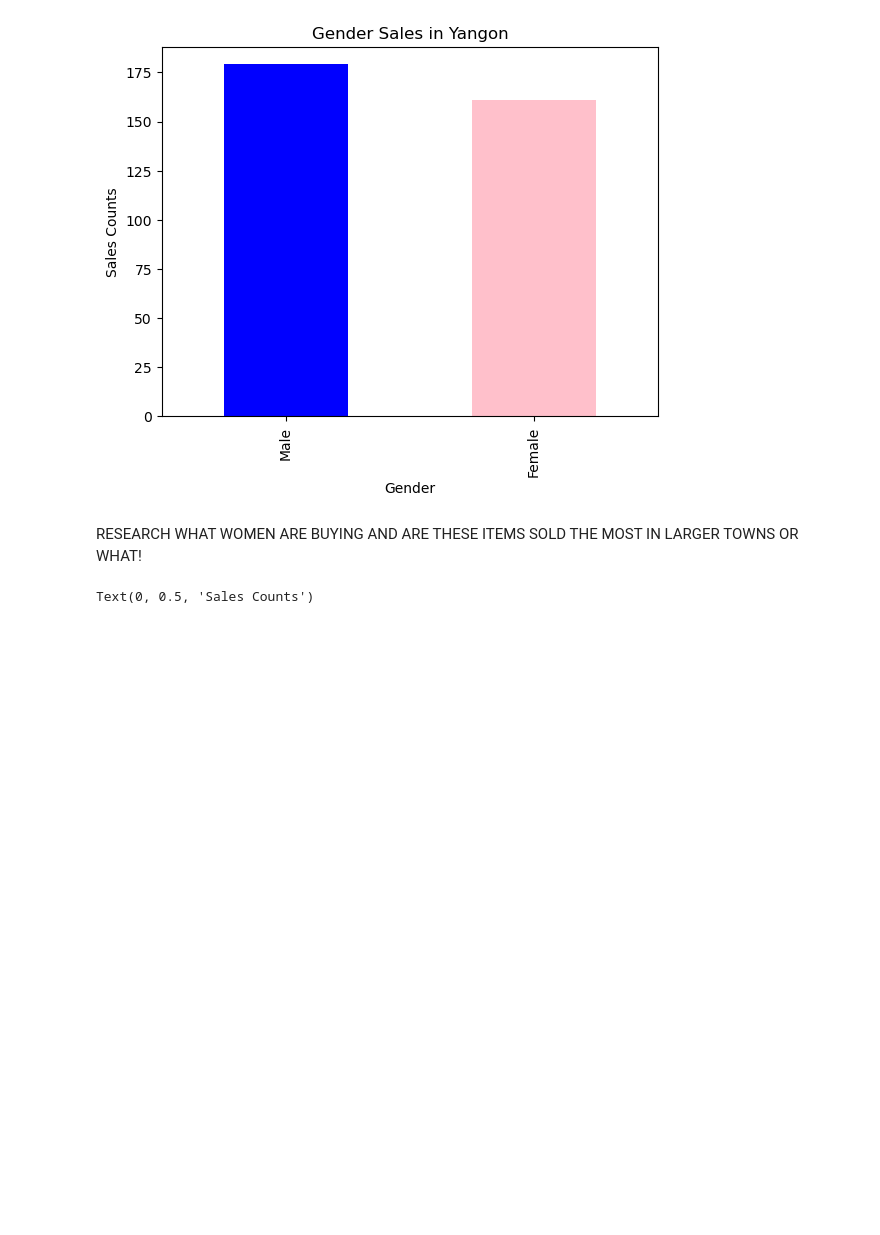
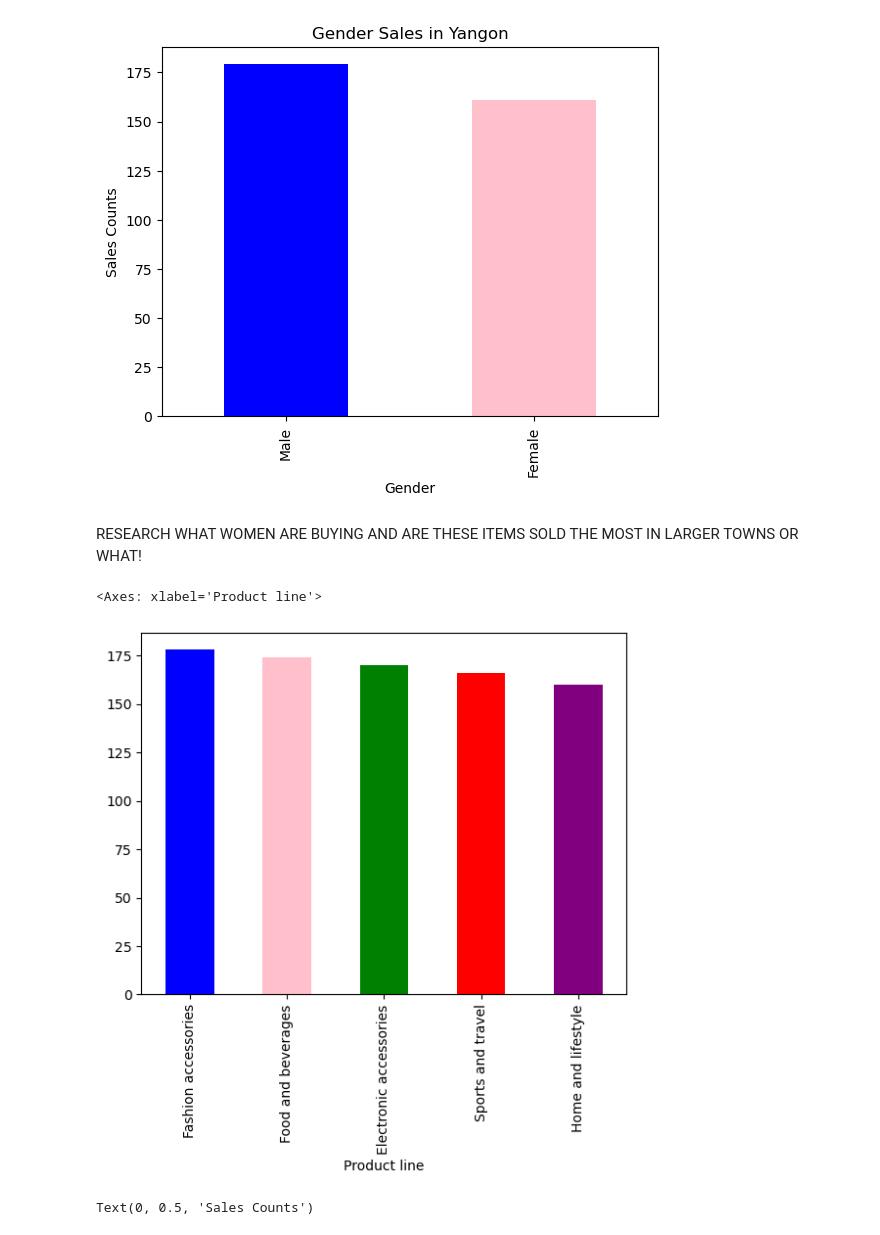
Before and after one commit to NiallGF/First-data-project, a Jupyter notebook: Kaggle Project/Workbooks/Data Visualisation.ipynb, the cells around one changed output. Saved outputs shown, nothing was run; the diff lists cells and outputs as text; code cells hidden in the pictures; blank space fills up the shorter version.

Commit message:
New discoveries concerning top products

```diff
--- a/Kaggle Project/Workbooks/Data Visualisation.ipynb
+++ b/Kaggle Project/Workbooks/Data Visualisation.ipynb
@@ -58,6 +58,12 @@ Text(0, 0.5, 'Sales Counts')
 [figure]
 # %% [markdown]
 RESEARCH WHAT WOMEN ARE BUYING AND ARE THESE ITEMS SOLD THE MOST IN LARGER TOWNS OR WHAT!
+# %%
+df_highest_purchased_category = df['Product line'].value_counts().head(5)
+df_highest_purchased_category.plot(kind='bar', color=['blue', 'pink', 'green', 'red', 'purple'])
+# %% [output]
+<Axes: xlabel='Product line'>
+[figure, added]
 # %%
 df_Female = df[df['Gender'] == 'Female']
 df_catagory_female_purchases = df_Female['Product line'].value_counts()
```
Also changed, not shown: parts of 4 cells of this notebook.
